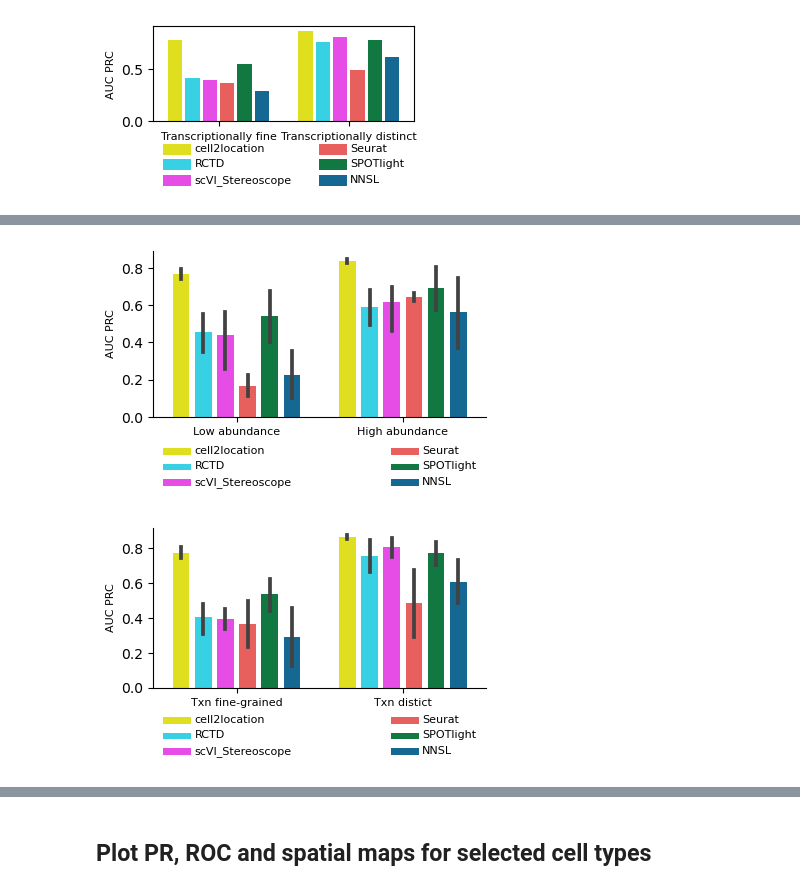
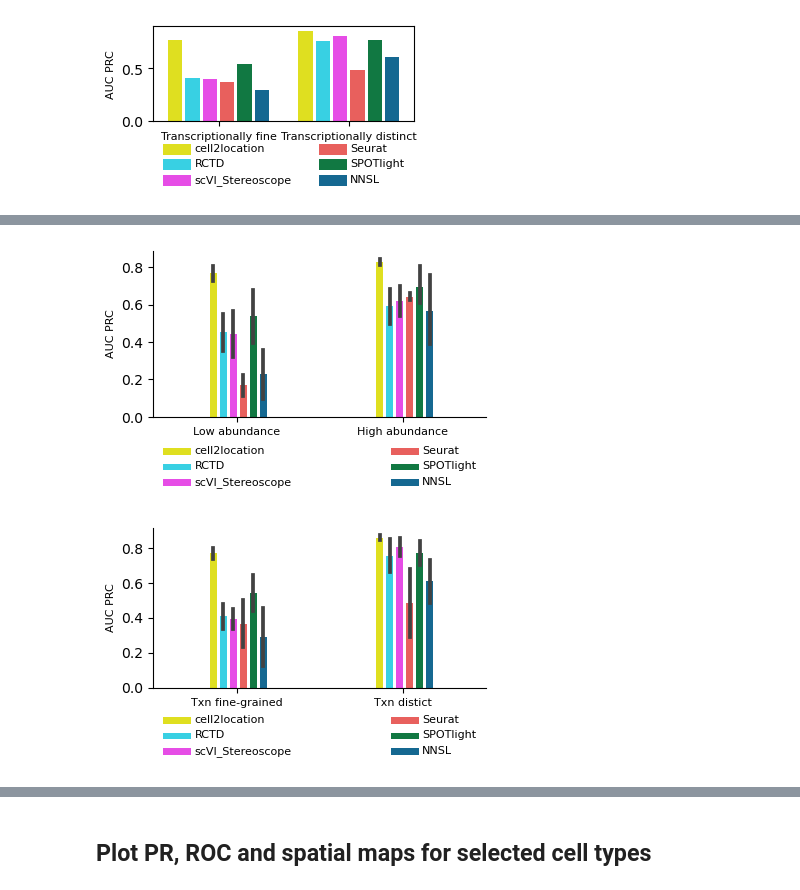
Before and after one commit to vitkl/cell2location_paper, a Jupyter notebook: notebooks/lymph_nodes_analysis/other_methods/benchmark_analysis_4_RP_curves_with_gold_standard_per_method_GC_non_GC_abundance_pyro.ipynb, the cells around one changed output, grey strips where cells are left out. Drawn from its saved outputs; the diff is of its cells as text; code cells hidden in the pictures.

```diff
--- a/notebooks/lymph_nodes_analysis/other_methods/benchmark_analysis_4_RP_curves_with_gold_standard_per_method_GC_non_GC_abundance_pyro.ipynb
+++ b/notebooks/lymph_nodes_analysis/other_methods/benchmark_analysis_4_RP_curves_with_gold_standard_per_method_GC_non_GC_abundance_pyro.ipynb
@@ -959,6 +959,7 @@ design = pd.DataFrame(index=results[1].columns)
 design['is_high_density'] = 1
 design.loc[design.index == 'B_GC_prePB', 'is_high_density'] = 0
 design.loc[design.index == 'T_CD4+_TfH_GC', 'is_high_density'] = 0
+design.loc[design.index == 'FDC', 'is_high_density'] = 0
 design
 # %% [output]
 |  | is_high_density |
@@ -1165,7 +1166,7 @@ def change_width(ax, new_value, shrink=0, shift=0):
     """
     Change width/position of barplots
     """
-    for patch in ax.patches :
+    for patch, line in zip(ax.patches, ax.lines) :
         current_width = patch.get_width()
         diff = current_width - new_value
 
@@ -1173,11 +1174,12 @@ def change_width(ax, new_value, shrink=0, shift=0):
         patch.set_width(new_value)
 
         # we recenter the bar
-        patch.set_x(patch.get_x() + diff * .5)
-        patch.set_x(patch.get_x() + shrink * (patch.get_x() - patch.get_x() - shift))
+        x_orig = patch.get_x()
+        patch.set_x(x_orig + diff * .5)
+        x_orig = patch.get_x()
+        patch.set_x(x_orig + shrink * (round(x_orig) - x_orig))
 
-    for patch in ax.lines:
-        patch.set_xdata(patch.get_xdata() + shrink * (patch.get_xdata() - patch.get_xdata() - shift))
+        line.set_xdata(line.get_xdata() + shrink * (np.round(x_orig) - x_orig))
 
 get_PR_values = lambda x, y: list(remove_avg(compute_precision_recall(x, y, mode='macro')[2]).values())
 
@@ -1224,8 +1226,8 @@ def plot_boxplot_prc(x, y="value", n_leged_col=6):
                     hue="method", ci=68,
                     data=pr_data_values, palette=sc.pl.palettes.default_102);
 
-    change_width(g, .10)
-    #change_width(g, .04, shrink=0.55, shift=0.01)
+    #change_width(g, .10)
+    change_width(g, .04, shrink=0.55, shift=0.01)
 
     plt.xlabel('');
     plt.ylabel('AUC PRC', size=8);
@@ -1234,35 +1236,35 @@ def plot_boxplot_prc(x, y="value", n_leged_col=6):
     #            fontsize=15, frameon=False);
 
     lgnd = plt.legend(loc='center', bbox_to_anchor=(0, -0.45,  1, 0.3),
                       mode='expand', ncol=n_leged_col,
                       fontsize=8, frameon=False);
 
     for handle in lgnd.legendHandles:
          handle.set_height(5)
          handle.set_width(20)
          handle.set_y(-1)
     # plt.tight_layout();
 
     g.spines['right'].set_visible(False)
     g.spines['top'].set_visible(False)
     plt.tight_layout();
 
     # ax = plt.gca()
     # ax.set_xticks(ax.get_xticks() + 0.4)
     # plt.savefig(fig_path + '/barplot_by_category_with_label.pdf', bbox_inches='tight')
 
 plt.figure(figsize=(4.1, 2.88))
 plot_boxplot_prc('Fig4_abundance_categories', n_leged_col=2)
 plt.savefig(fig_path + '/barplot_Fig4_abundance_categories.pdf', bbox_inches='tight')
 plt.show()
 
 plt.figure(figsize=(4.1, 2.8))
 plot_boxplot_prc('Fig4_txn_categories', n_leged_col=2)
 plt.savefig(fig_path + '/barplot_Fig4_txn_categories.pdf', bbox_inches='tight')
 plt.show()
 # %% [output]
-[figure, old version]
+[figure, new version]
-[figure, old version]
+[figure, new version]
 # %%
 fig_path
 # %% [output]
```
Also changed, not shown: parts of 22 cells of this notebook.
